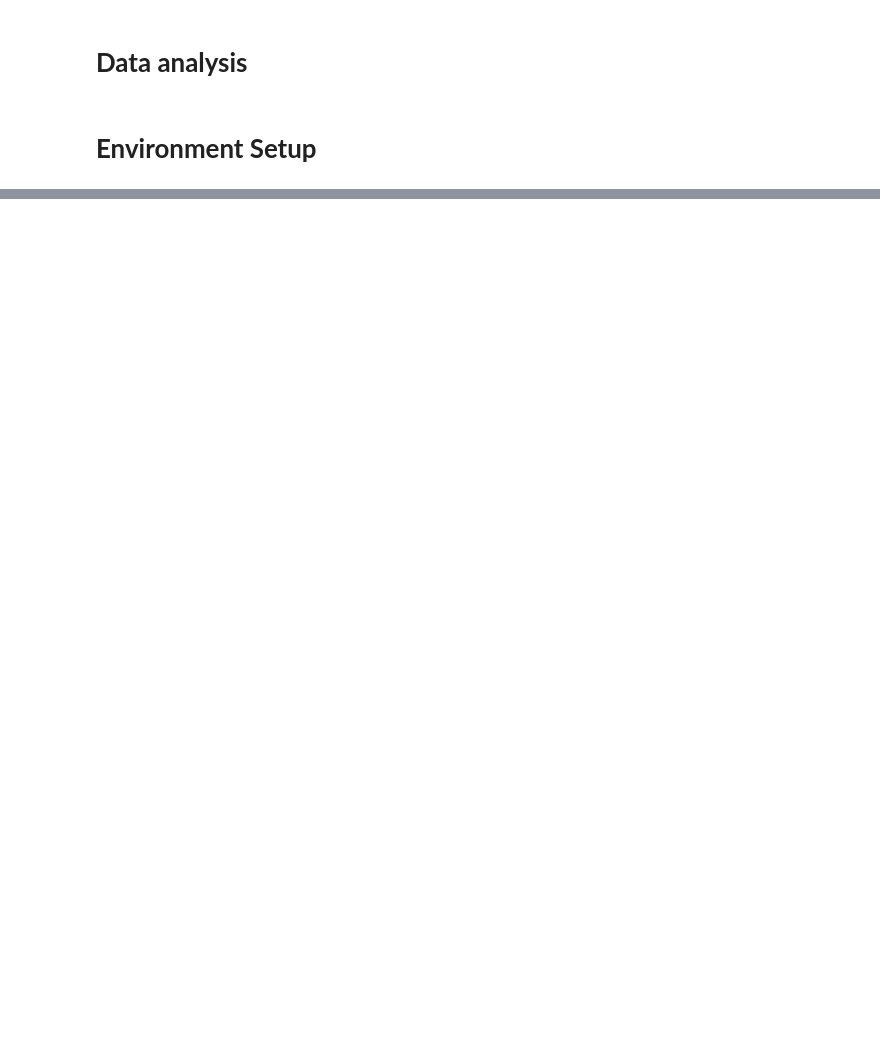
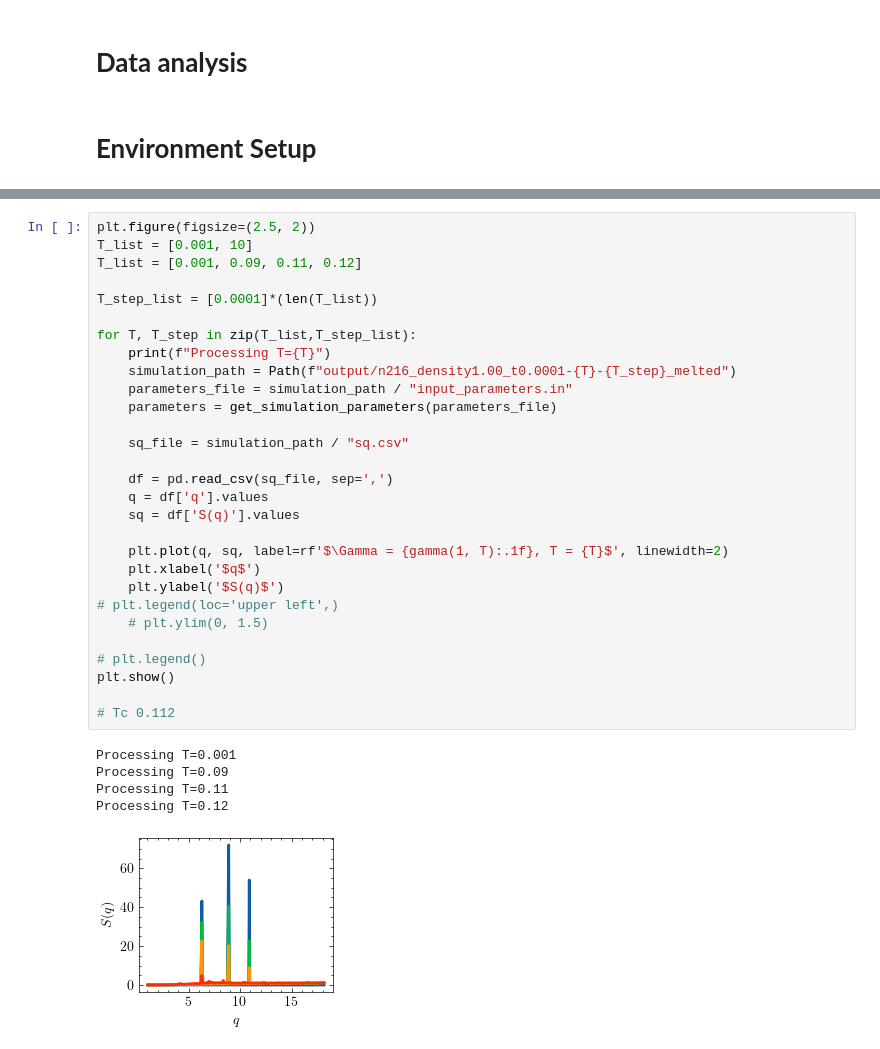
Before and after one commit to haxmxah/wigner_crystal_phase_transition, a Jupyter notebook: results_gr.ipynb, the cells around one changed output, grey strips where cells are left out. Drawn from its saved outputs; the diff is of its cells as text; blank space fills up the shorter version.

```diff
--- a/results_gr.ipynb
+++ b/results_gr.ipynb
@@ -86,0 +155,35 @@ def get_simulation_parameters(filepath):
+# %%
+plt.figure(figsize=(2.5, 2))
+T_list = [0.001, 10]
+T_list = [0.001, 0.09, 0.11, 0.12]
+
+T_step_list = [0.0001]*(len(T_list))
+
+for T, T_step in zip(T_list,T_step_list):
+    print(f"Processing T={T}")
+    simulation_path = Path(f"output/n216_density1.00_t0.0001-{T}-{T_step}_melted")
+    parameters_file = simulation_path / "input_parameters.in"
+    parameters = get_simulation_parameters(parameters_file)
+
+    sq_file = simulation_path / "sq.csv"
+
+    df = pd.read_csv(sq_file, sep=',')
+    q = df['q'].values
+    sq = df['S(q)'].values
+
+    plt.plot(q, sq, label=rf'$\Gamma = {gamma(1, T):.1f}, T = {T}$', linewidth=2)
+    plt.xlabel('$q$')
+    plt.ylabel('$S(q)$')
+# plt.legend(loc='upper left',)
+    # plt.ylim(0, 1.5)
+
+# plt.legend()
+plt.show()
+
+# Tc 0.112
+# %% [output]
+Processing T=0.001
+Processing T=0.09
+Processing T=0.11
+Processing T=0.12
+[figure, added]
```
Also changed, not shown: parts of 11 cells of this notebook, 4 other files.
